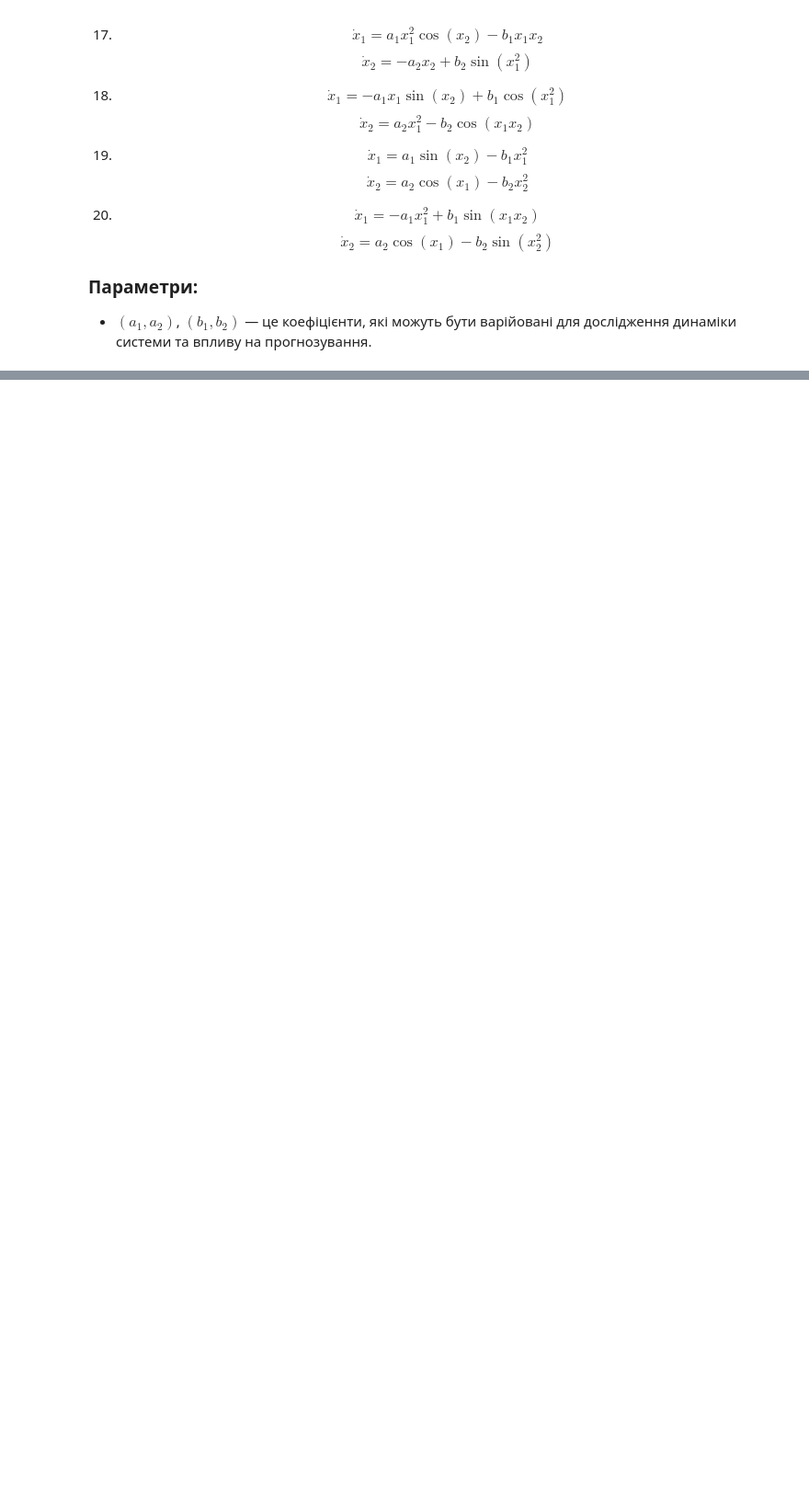
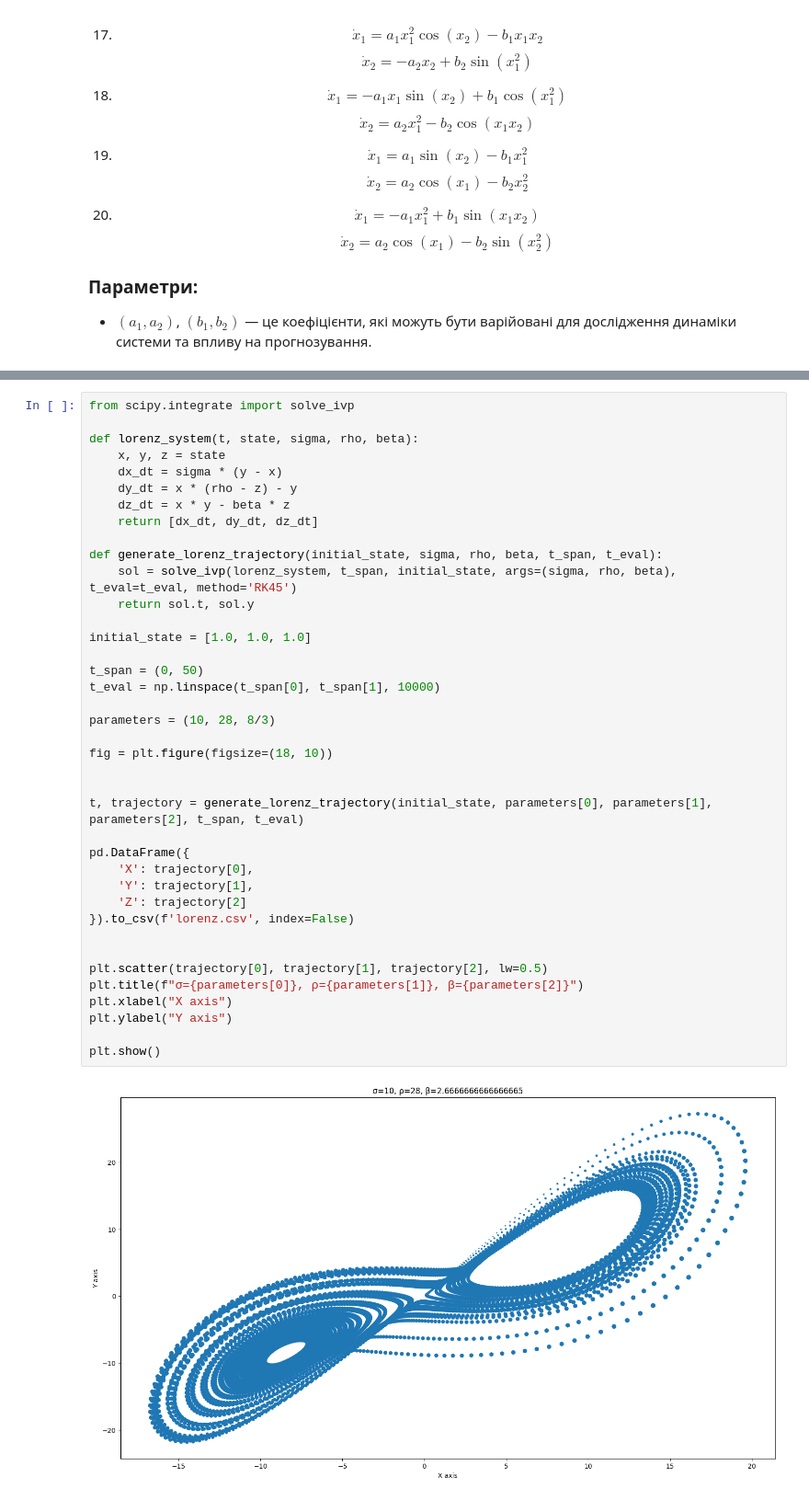
Before and after one commit to kristi5491/data_analytics, a Jupyter notebook: lab4/DM_practice_4.ipynb, the cells around one changed output, grey strips where cells are left out. Shown: that part at 92% size. Cells and saved outputs as stored; diff of their text form; blank space fills up the shorter version.

```diff
--- a/lab4/DM_practice_4.ipynb
+++ b/lab4/DM_practice_4.ipynb
@@ -347,0 +280,41 @@ import seaborn as sns
+# %%
+from scipy.integrate import solve_ivp
+
+def lorenz_system(t, state, sigma, rho, beta):
+    x, y, z = state
+    dx_dt = sigma * (y - x)
+    dy_dt = x * (rho - z) - y
+    dz_dt = x * y - beta * z
+    return [dx_dt, dy_dt, dz_dt]
+
+def generate_lorenz_trajectory(initial_state, sigma, rho, beta, t_span, t_eval):
+    sol = solve_ivp(lorenz_system, t_span, initial_state, args=(sigma, rho, beta), t_eval=t_eval, method='RK45')
+    return sol.t, sol.y
+
+initial_state = [1.0, 1.0, 1.0]
+
+t_span = (0, 50)
+t_eval = np.linspace(t_span[0], t_span[1], 10000)
+
+parameters = (10, 28, 8/3)
+
+fig = plt.figure(figsize=(18, 10))
+
+
+t, trajectory = generate_lorenz_trajectory(initial_state, parameters[0], parameters[1], parameters[2], t_span, t_eval)
+
+pd.DataFrame({
+    'X': trajectory[0],
+    'Y': trajectory[1],
+    'Z': trajectory[2]
+}).to_csv(f'lorenz.csv', index=False)
+
+
+plt.scatter(trajectory[0], trajectory[1], trajectory[2], lw=0.5)
+plt.title(f"σ={parameters[0]}, ρ={parameters[1]}, β={parameters[2]}")
+plt.xlabel("X axis")
+plt.ylabel("Y axis")
+
+plt.show()
+# %% [output]
+[figure, added]
```
Also changed, not shown: parts of 21 cells of this notebook.
